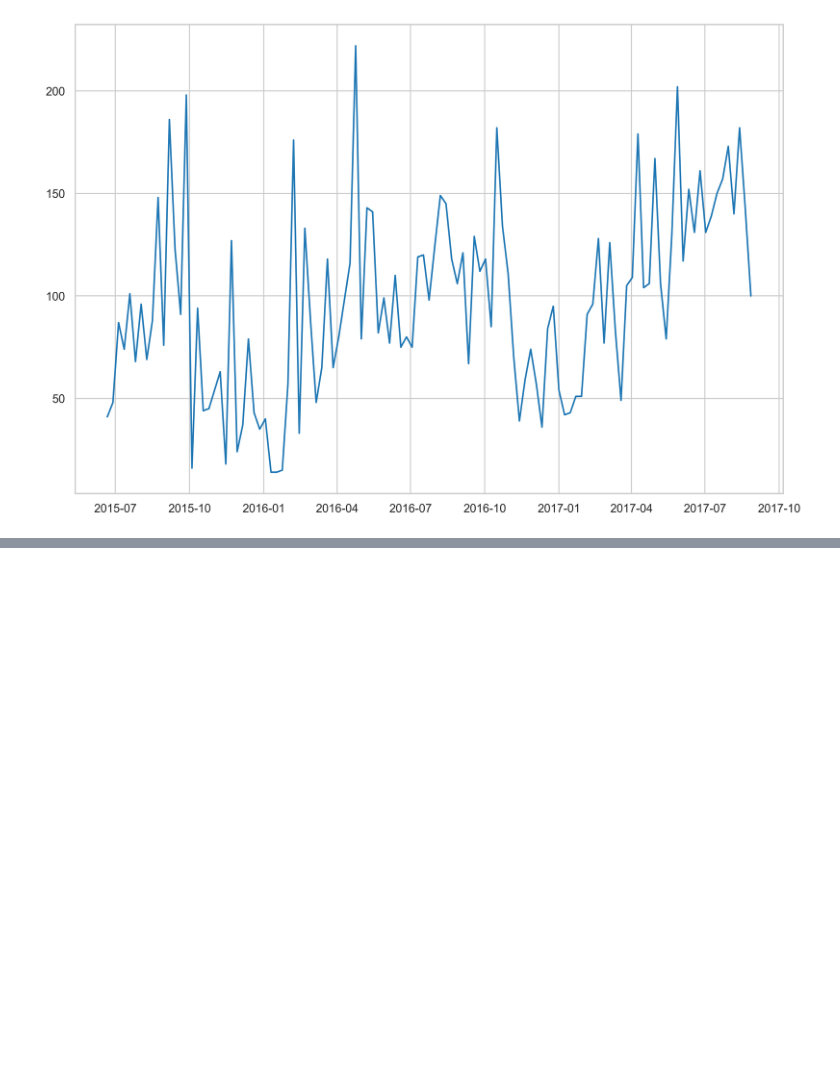
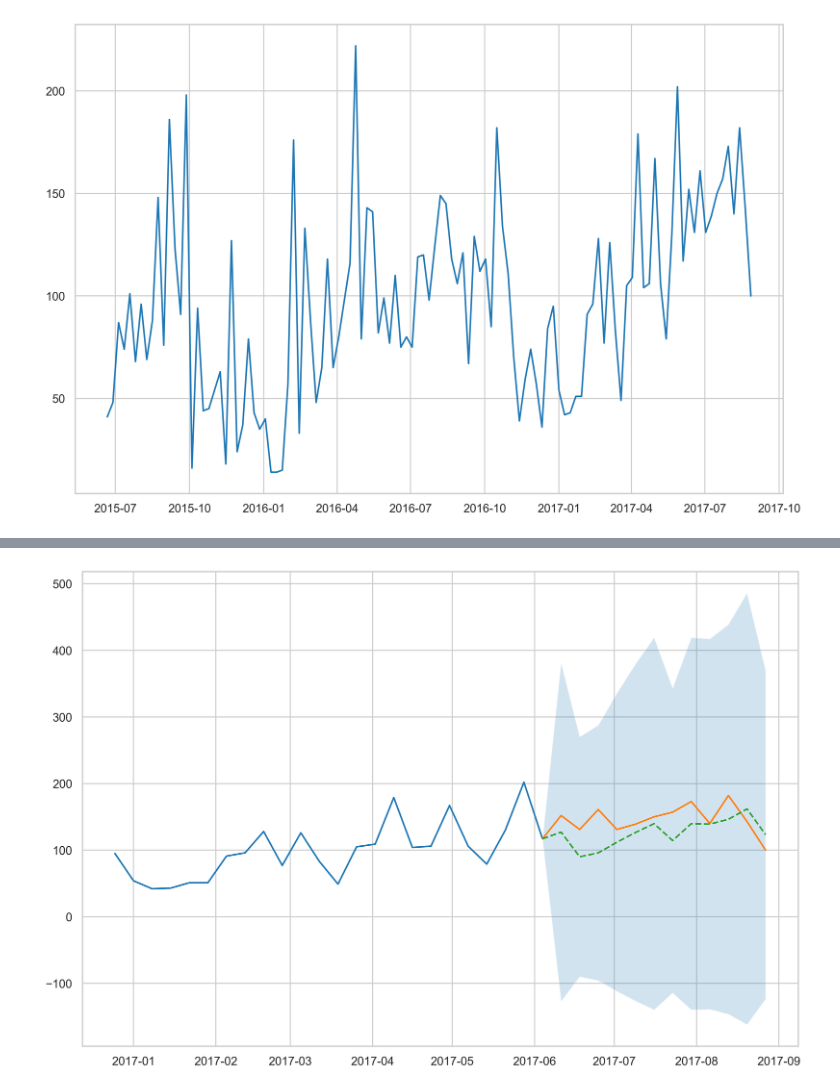
Before and after one commit to vasily-kartashov/time-series-with-bayesian-modelling, a Jupyter notebook: part-07.ipynb, the cells around one changed output, grey strips where cells are left out. Saved outputs shown, nothing was run; the diff lists cells and outputs as text; code cells hidden in the pictures; blank space fills up the shorter version.

Commit message:
Adding forcast uncertainty plot

```diff
--- a/part-07.ipynb
+++ b/part-07.ipynb
@@ -70,12 +70,12 @@ Seasonal/_drift_scale: 3.6794324256576876 +- 10.073040686503743
 forecast_dist = tfp.sts.forecast(model,
                                  observed_time_series=train_data_tensor,
                                  parameter_samples=parameter_samples,
-                                 num_steps_forecast=12)
+                                 num_steps_forecast=len(test_data))
 # %%
 num_samples=100
 
 forecast_mean, forecast_scale, forecast_samples = (
     forecast_dist.mean().numpy()[..., 0],
     forecast_dist.stddev().numpy()[..., 0],
-    forecast_dist.sample(num_samples).numpy()[..., 0]
+    forecast_dist.sample(num_samples).numpy()[..., 0],
 )
@@ -84,3 +82,20 @@ forecast_mean, forecast_scale, forecast_samples = (
+# %%
+train_data_plot = train_data[-24:]
+test_data_plot = pd.concat([train_data.iloc[-1:], test_data])
+last_observation = train_data['IsCanceled'].iloc[-1]
+forecast_mean_plot = np.concatenate(([last_observation], forecast_mean))
+forecast_scale_plot = np.concatenate(([0], forecast_mean))
+
+plt.plot(train_data_plot.index, train_data_plot['IsCanceled'], label='Training Data')
+plt.plot(test_data_plot.index, test_data_plot['IsCanceled'], label='Test Data')
+
+plt.plot(test_data_plot.index, forecast_mean_plot, label='Forecast', linestyle='--')
+_ = plt.fill_between(test_data_plot.index,
+                     forecast_mean_plot - 2 * forecast_scale_plot,
+                     forecast_mean_plot + 2 * forecast_scale_plot,
+                     alpha=0.2)
+# %% [output]
+[figure, added]
 # %%
 component_dists = sts.decompose_by_component(model,
                                              observed_time_series=train_data,
```
Also changed, not shown: parts of 3 cells of this notebook.
